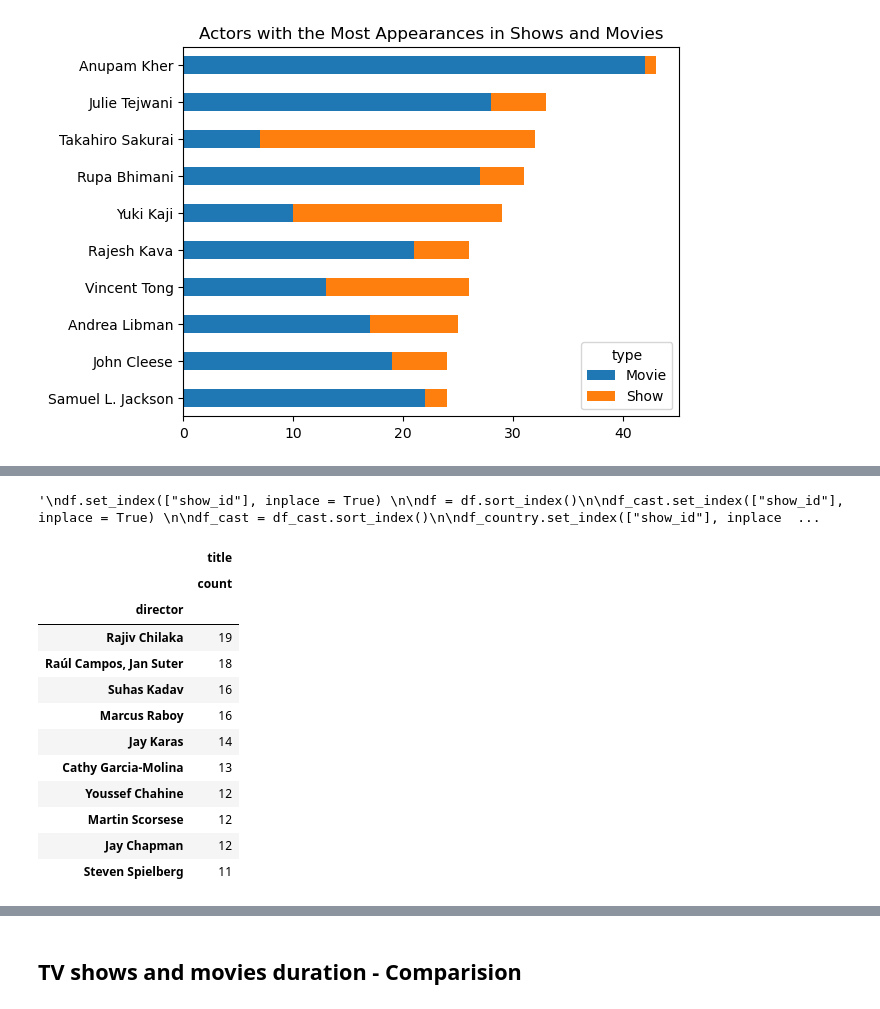
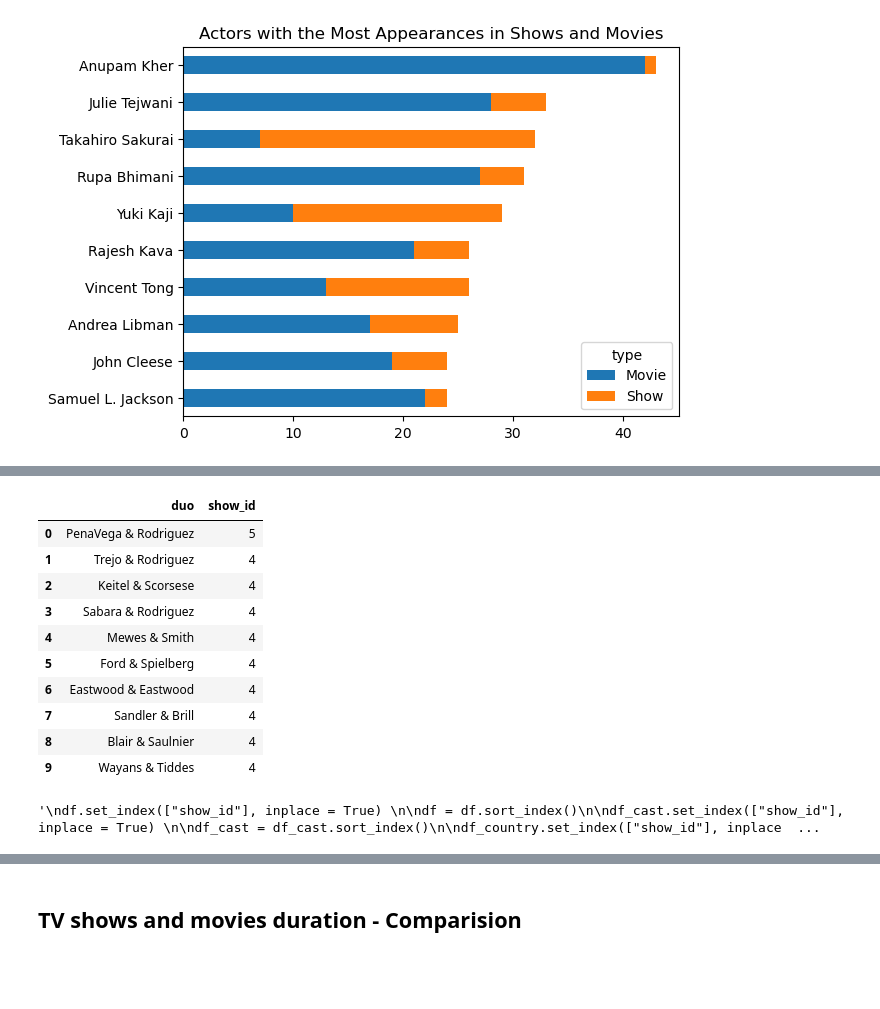
Before and after one commit to matbochenek42/Pandas-Analysis-of-Netflix-Shows, a Jupyter notebook: python_files/1_pandas_analysis.ipynb, the cells around one changed output, grey strips where cells are left out. Drawn from its saved outputs; the diff is of its cells as text; code cells hidden in the pictures; blank space fills up the shorter version.

```diff
--- a/python_files/1_example.ipynb
+++ b/python_files/1_pandas_analysis.ipynb
@@ -88,0 +133,47 @@ Name: type, Length: 36440, dtype: int64
+# %%
+add = df[["show_id", "director", "country"]] # columns that are needed
+
+add = add[add["country"].str.contains("United States")] # only USA
+
+add = add[["show_id", "director"]] # only two columns are needed now
+
+a4 = df_cast.merge(add, how="inner") # merging
+
+a4 = a4[(~a4["cast"].str.contains("Unknown")) & (~a4["director"].str.contains("Unknown"))] # getting rid of 'Unknown' values
+
+# a4
+# %%
+pt_a4 = a4.groupby(["cast", "director"]).count()
+
+pt_a4 = pt_a4.sort_values(by = "show_id", ascending=False)
+
+pt_a4 = pt_a4.iloc[0:10]
+# %%
+pt_a4 = pt_a4.reset_index()
+
+# making names shorter
+pt_a4["cast"] = pt_a4["cast"].str.split()
+pt_a4["cast"] = pt_a4["cast"].str[1]
+
+pt_a4["director"] = pt_a4["director"].str.split()
+pt_a4["director"] = pt_a4["director"].str[1]
+# %%
+# final output
+
+pt_a4["duo"] = pt_a4["cast"] + " & " + pt_a4["director"]
+
+pt_a4 = pt_a4[["duo", "show_id"]]
+
+pt_a4
+# %% [output]
+|  | duo | show_id |
+| 0 | PenaVega & Rodriguez | 5 |
+| 1 | Trejo & Rodriguez | 4 |
+| 2 | Keitel & Scorsese | 4 |
+| 3 | Sabara & Rodriguez | 4 |
+| 4 | Mewes & Smith | 4 |
+| 5 | Ford & Spielberg | 4 |
+| 6 | Eastwood & Eastwood | 4 |
+| 7 | Sandler & Brill | 4 |
+| 8 | Blair & Saulnier | 4 |
+| 9 | Wayans & Tiddes | 4 |
@@ -107,25 +202,3 @@ df_category = df_category.sort_index()
 """
 # %% [output]
 '\ndf.set_index(["show_id"], inplace = True) \n\ndf = df.sort_index()\n\ndf_cast.set_index(["show_id"], inplace = True) \n\ndf_cast = df_cast.sort_index()\n\ndf_country.set_index(["show_id"], inplace  ...
-# %%
-# top 10 directors with the most directed shows / movies
-
-directors = df[df['director'] != "Unknown"]
-
-directors = directors.groupby("director").agg({"title": ["count"]})
-
-directors.sort_values(by=[('title', 'count')], ascending=False).head(10)
-# %% [output]
-|  | title |
-|  | count |
-| director |  |
-| Rajiv Chilaka | 19 |
-| Raúl Campos, Jan Suter | 18 |
-| Suhas Kadav | 16 |
-| Marcus Raboy | 16 |
-| Jay Karas | 14 |
-| Cathy Garcia-Molina | 13 |
-| Youssef Chahine | 12 |
-| Martin Scorsese | 12 |
-| Jay Chapman | 12 |
-| Steven Spielberg | 11 |
```
Also changed, not shown: parts of 15 cells of this notebook, 4 other files.
